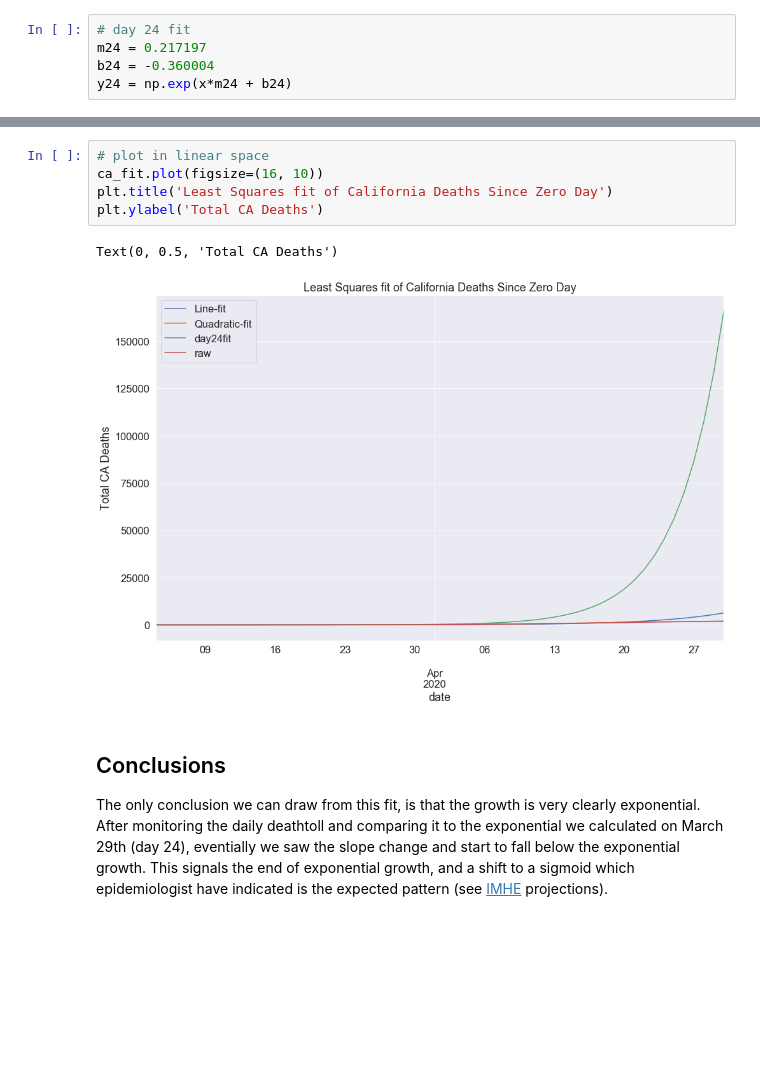
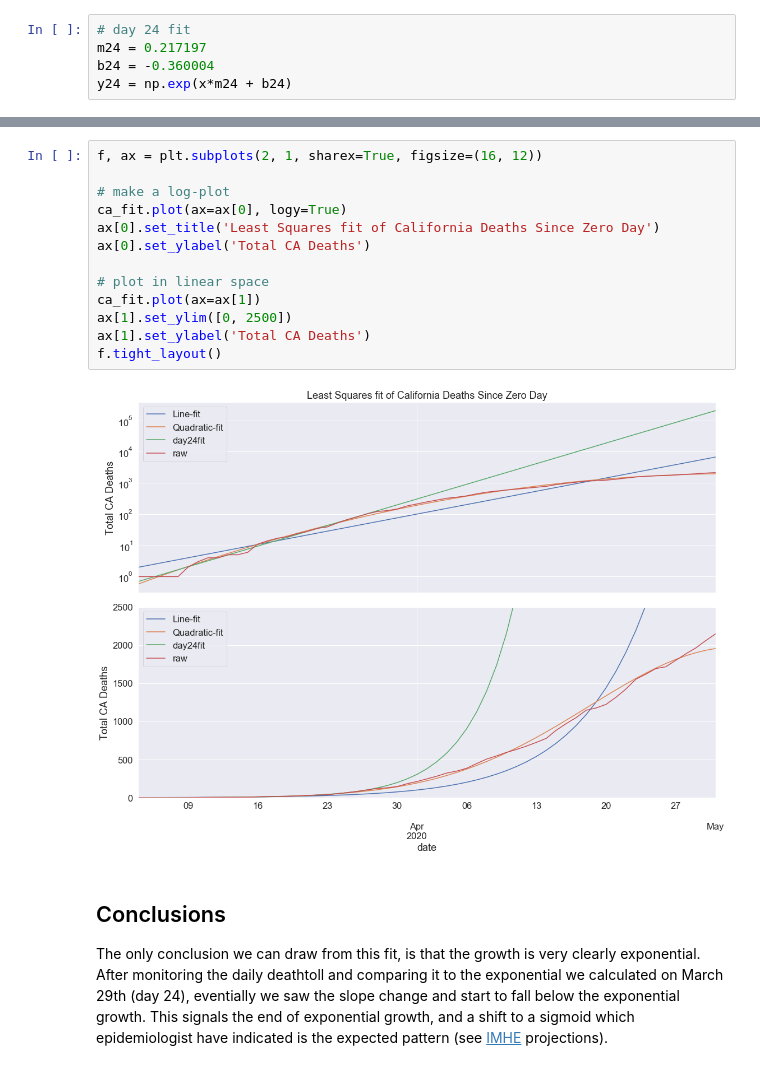
Before and after one commit to mikofski/covid-19-data, a Jupyter notebook: NYTimes COVID-19 Python-Pandas-Jupyter Tutorial.ipynb, the cells around one changed output, grey strips where cells are left out. Saved outputs shown, nothing was run; the diff lists cells and outputs as text; blank space fills up the shorter version.

```diff
--- a/NYTimes COVID-19 Python-Pandas-Jupyter Tutorial.ipynb
+++ b/NYTimes COVID-19 Python-Pandas-Jupyter Tutorial.ipynb
@@ -308,11 +300,18 @@ Text(0, 0.5, 'Total CA Deaths')
-# %%
-# plot in linear space
-ca_fit.plot(figsize=(16, 10))
-plt.title('Least Squares fit of California Deaths Since Zero Day')
-plt.ylabel('Total CA Deaths')
-# %% [output]
-Text(0, 0.5, 'Total CA Deaths')
-[figure, removed]
+# %%
+f, ax = plt.subplots(2, 1, sharex=True, figsize=(16, 12))
+
+# make a log-plot
+ca_fit.plot(ax=ax[0], logy=True)
+ax[0].set_title('Least Squares fit of California Deaths Since Zero Day')
+ax[0].set_ylabel('Total CA Deaths')
+
+# plot in linear space
+ca_fit.plot(ax=ax[1])
+ax[1].set_ylim([0, 2500])
+ax[1].set_ylabel('Total CA Deaths')
+f.tight_layout()
+# %% [output]
+[figure, added]
 # %% [markdown]
 ## Conclusions
 The only conclusion we can draw from this fit, is that the growth is very clearly exponential. After monitoring the daily deathtoll and comparing it to the exponential we calculated on March 29th (day 24), eventially we saw the slope change and start to fall below the exponential growth. This signals the end of exponential growth, and a shift to a sigmoid which epidemiologist have indicated is the expected pattern (see [IMHE](https://covid19.healthdata.org) projections).
```
Also changed, not shown: parts of 23 cells of this notebook.
